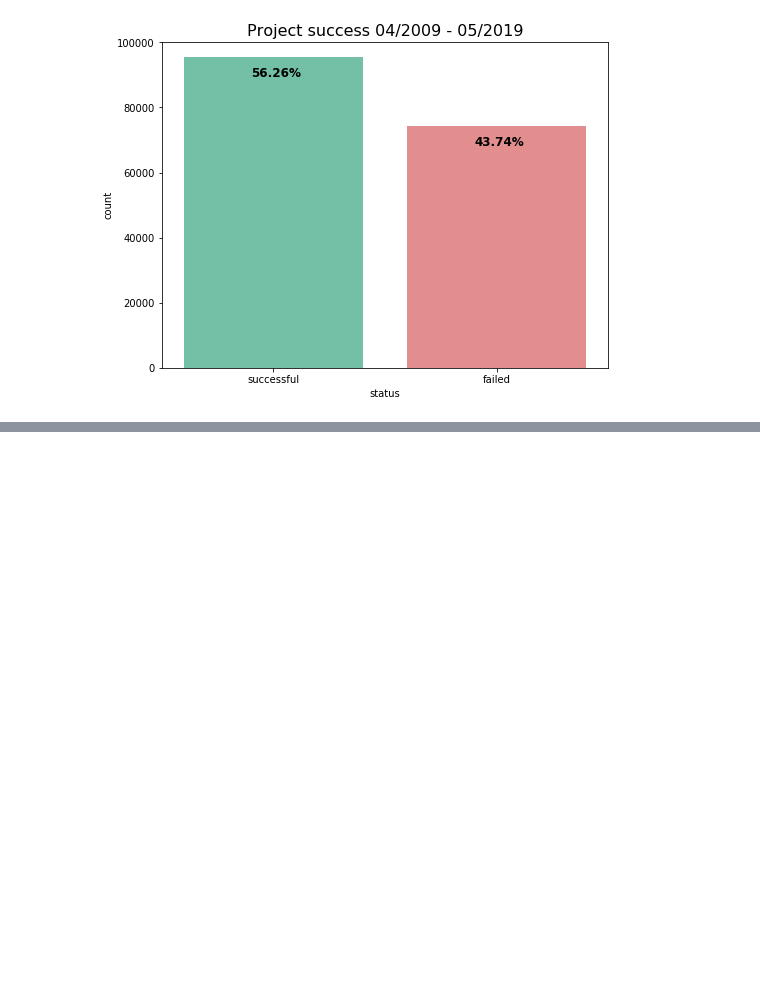
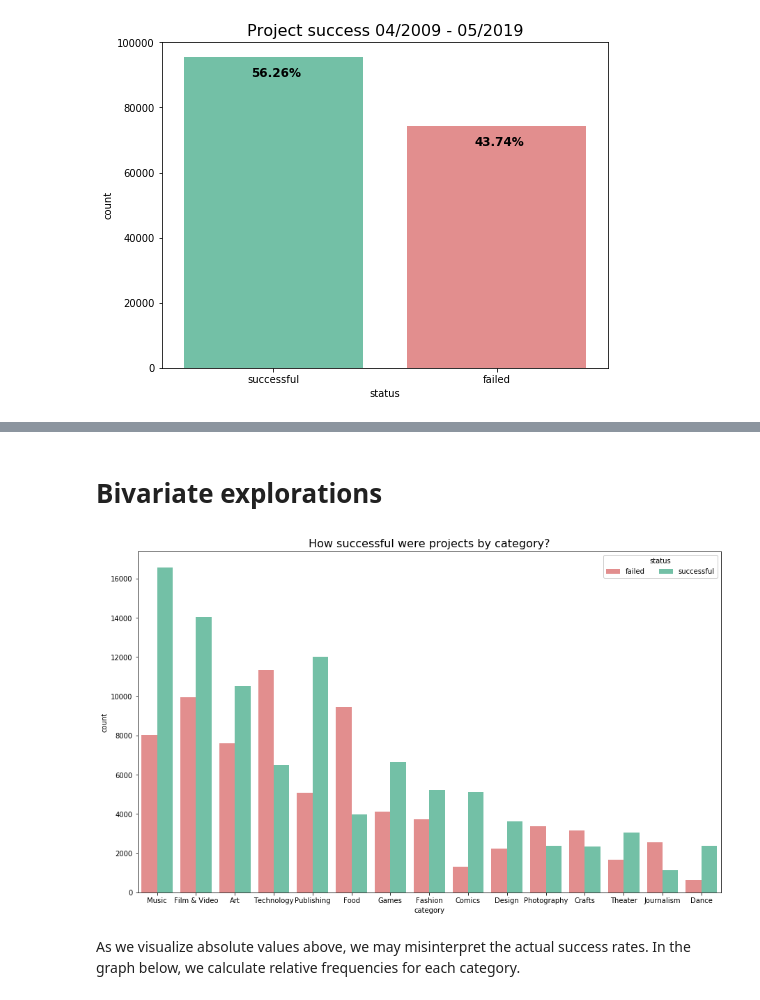
Before and after one commit to faymarie/crowdfunding-analysis, a Jupyter notebook: crowdfunding-visual-analysis.ipynb, the cells around one changed output, grey strips where cells are left out. Saved outputs shown, nothing was run; the diff lists cells and outputs as text; code cells hidden in the pictures; blank space fills up the shorter version.

```diff
--- a/crowdfunding-visual-analysis.ipynb
+++ b/crowdfunding-visual-analysis.ipynb
@@ -261,0 +340,20 @@ for p in ax.patches:
+# %% [markdown]
+# Bivariate explorations
+# %%
+# find out what project categories are success predictors
+plt.figure(figsize=[15,9])
+cust_color = ["#f08080", "#66cdaa"]
+# clustered bar chart qualitative vs qualitative
+
+# seaborn countplot
+ax = sns.countplot(data = ks_compl, x = 'category', hue = 'status', color = sns.set_palette(cust_color), order=ks_compl.category.value_counts().index)
+
+# reset legend to avoid overlap
+ax.legend(loc = 'upper right', ncol = 3, framealpha = 1, title = 'status')
+
+
+plt.title("How successful were projects by category?", fontsize=16);
+# %% [output]
+[figure, added]
+# %% [markdown]
+As we visualize absolute values above, we may misinterpret the actual success rates. In the graph below, we calculate relative frequencies for each category.
```
Also changed, not shown: parts of 12 cells of this notebook.
